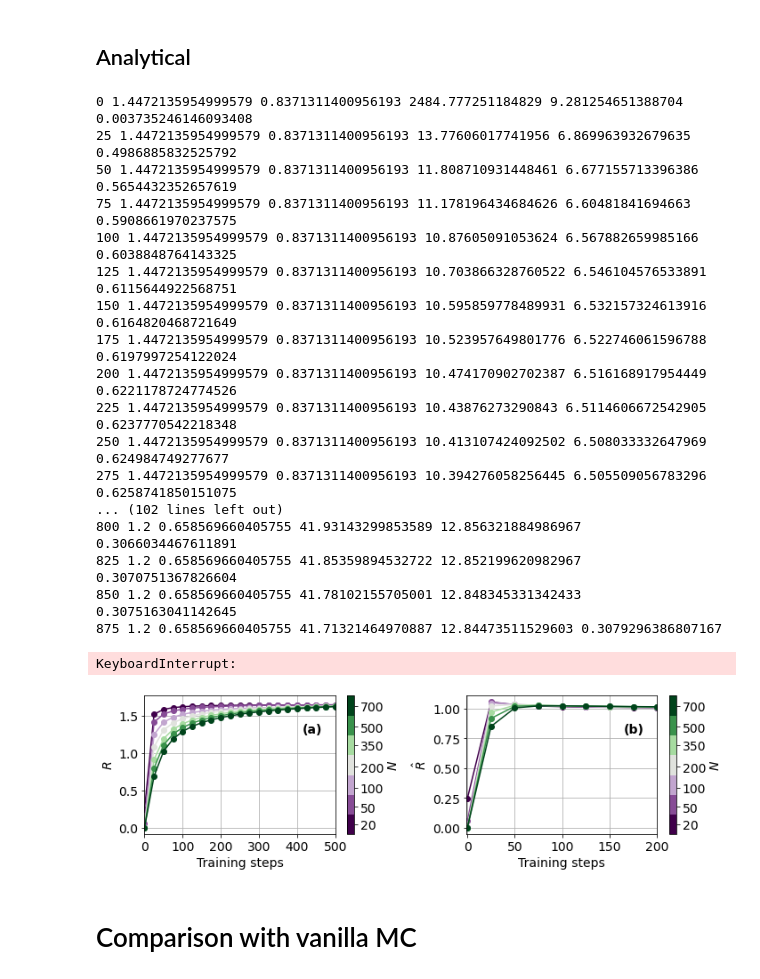
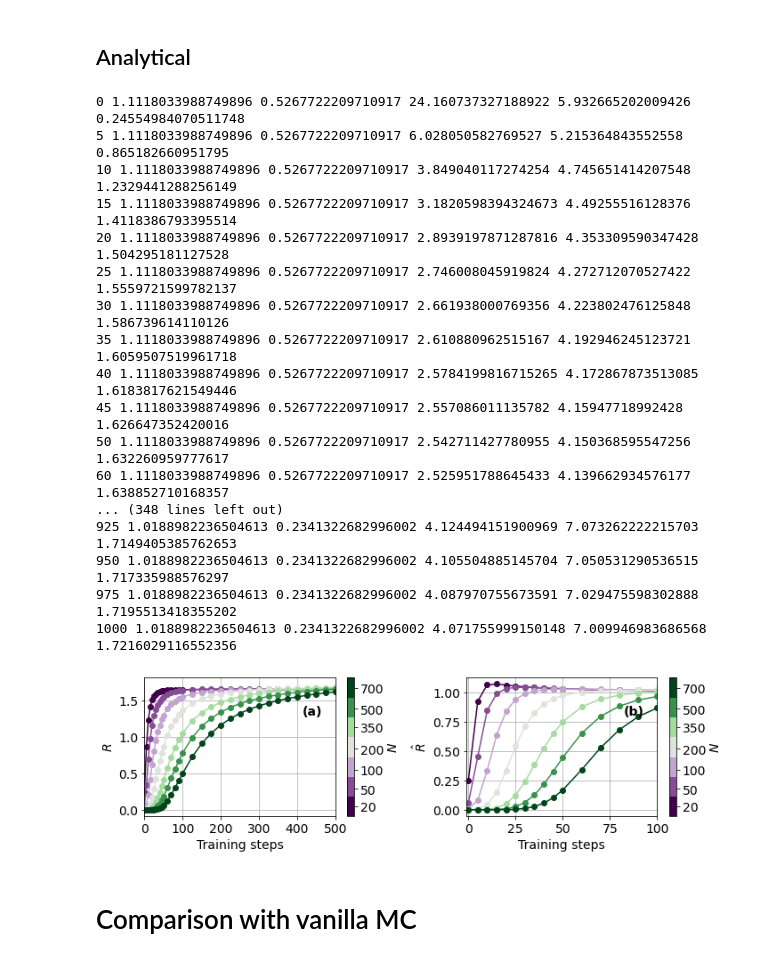
Before and after one commit to Laplaxe/MonteCarloGA_CW, a Jupyter notebook: Code/first_passages.ipynb, the cells around one changed output. Cells and saved outputs as stored; diff of their text form; code cells hidden in the pictures.

```diff
--- a/Code/first_passages.ipynb
+++ b/Code/first_passages.ipynb
@@ -1020,7 +1020,7 @@ Ns = [20, 50, 100, 200, 350, 500, 700]
 
 cvalues = [0.210102, 0.143354, 0.105536, 0.0768534, 0.0591336, 0.0499253, 0.0425013]
 
-times = np.arange(0, 1001, 25)  # training times
+times = np.concatenate((np.arange(0, 50, 5), np.arange(50, 100, 10), np.arange(100, 1001, 25)))  # training times
 num_epochs = len(times)  # 1001 or as needed
 
 for i, N in enumerate(Ns):
@@ -1066,24 +1066,23 @@ for i, N in enumerate(Ns):
 
     all_results.append(results)
 # %% [output]
-0 1.4472135954999579 0.8371311400956193 2484.777251184829 9.281254651388704 0.003735246146093408
-25 1.4472135954999579 0.8371311400956193 13.77606017741956 6.869963932679635 0.4986885832525792
-50 1.4472135954999579 0.8371311400956193 11.808710931448461 6.677155713396386 0.5654432352657619
-75 1.4472135954999579 0.8371311400956193 11.178196434684626 6.60481841694663 0.5908661970237575
-100 1.4472135954999579 0.8371311400956193 10.87605091053624 6.567882659985166 0.6038848764143325
-125 1.4472135954999579 0.8371311400956193 10.703866328760522 6.546104576533891 0.6115644922568751
-150 1.4472135954999579 0.8371311400956193 10.595859778489931 6.532157324613916 0.6164820468721649
-175 1.4472135954999579 0.8371311400956193 10.523957649801776 6.522746061596788 0.6197997254122024
-200 1.4472135954999579 0.8371311400956193 10.474170902702387 6.516168917954449 0.6221178724774526
-225 1.4472135954999579 0.8371311400956193 10.43876273290843 6.5114606672542905 0.6237770542218348
-250 1.4472135954999579 0.8371311400956193 10.413107424092502 6.508033332647969 0.624984749277677
-275 1.4472135954999579 0.8371311400956193 10.394276058256445 6.505509056783296 0.6258741850151075
-... (102 lines left out)
-800 1.2 0.658569660405755 41.93143299853589 12.856321884986967 0.3066034467611891
-825 1.2 0.658569660405755 41.85359894532722 12.852199620982967 0.3070751367826604
-850 1.2 0.658569660405755 41.78102155705001 12.848345331342433 0.3075163041142645
-875 1.2 0.658569660405755 41.71321464970887 12.84473511529603 0.3079296386807167
+0 1.1118033988749896 0.5267722209710917 24.160737327188922 5.932665202009426 0.24554984070511748
+5 1.1118033988749896 0.5267722209710917 6.028050582769527 5.215364843552558 0.865182660951795
+10 1.1118033988749896 0.5267722209710917 3.849040117274254 4.745651414207548 1.2329441288256149
+15 1.1118033988749896 0.5267722209710917 3.1820598394324673 4.49255516128376 1.4118386793395514
+20 1.1118033988749896 0.5267722209710917 2.8939197871287816 4.353309590347428 1.504295181127528
+25 1.1118033988749896 0.5267722209710917 2.746008045919824 4.272712070527422 1.5559721599782137
+30 1.1118033988749896 0.5267722209710917 2.661938000769356 4.223802476125848 1.586739614110126
+35 1.1118033988749896 0.5267722209710917 2.610880962515167 4.192946245123721 1.6059507519961718
+40 1.1118033988749896 0.5267722209710917 2.5784199816715265 4.172867873513085 1.6183817621549446
+45 1.1118033988749896 0.5267722209710917 2.557086011135782 4.15947718992428 1.626647352420016
+50 1.1118033988749896 0.5267722209710917 2.542711427780955 4.150368595547256 1.632260959777617
+60 1.1118033988749896 0.5267722209710917 2.525951788645433 4.139662934576177 1.638852710168357
+... (348 lines left out)
+925 1.0188982236504613 0.2341322682996002 4.124494151900969 7.073262222215703 1.7149405385762653
+950 1.0188982236504613 0.2341322682996002 4.105504885145704 7.050531290536515 1.717335988576297
+975 1.0188982236504613 0.2341322682996002 4.087970755673591 7.029475598302888 1.7195513418355202
+1000 1.0188982236504613 0.2341322682996002 4.071755999150148 7.009946983686568 1.7216029116552356
-KeyboardInterrupt:
 # %%
 import numpy as np
 import matplotlib.pyplot as plt
@@ -1135,35 +1134,35 @@ cbar.set_label(r'$N$', fontsize=14)
 cbar.ax.tick_params(labelsize=14)
 
 cbar = fig.colorbar(sm, ax=ax1, boundaries=boundaries, ticks=Ns)
 cbar.set_label(r'$N$', fontsize=14)
 cbar.ax.tick_params(labelsize=14)
 
 # ---------------------------
 # Right subplot (second plot)
 # ---------------------------
 # Loop over your data and plot each with the corresponding color
 for i, d in enumerate(np.array(all_results)):
     ax2.plot(d[:, 0],
              (d[:, 0] + d[:, 4]) / (d[:, 0] + d[:, 3]),
              marker="o", color=discrete_colors[i],
              label=f'N={Ns[i]}')
 
 ax2.set_xlabel(r'Training steps', fontsize=14)
 ax2.set_ylabel(r'$\hat{R}$', fontsize=14)
 ax2.tick_params(axis='both', labelsize=14)
-ax2.set_xlim(-1, 200)
+ax2.set_xlim(-1, 100)
 ax2.grid(True)
 #ax2.legend(loc='best', fontsize=14)
 
 # Add text labels to the subplots
 ax1.text(0.825, 0.80, "(a)", transform=ax1.transAxes, fontsize=14, verticalalignment='top', fontweight='bold')
 ax2.text(0.825, 0.80, "(b)", transform=ax2.transAxes, fontsize=14, verticalalignment='top', fontweight='bold')
 
 plt.tight_layout()
 plt.savefig(f"../Plots/R_vs_trainingtime.pdf", bbox_inches='tight')
 plt.show()
 # %% [output]
-[figure, old version]
+[figure, new version]
 # %% [markdown]
 # Comparison with vanilla MC
 # %%
```
Also changed, not shown: parts of 7 cells of this notebook, 4 other files.
